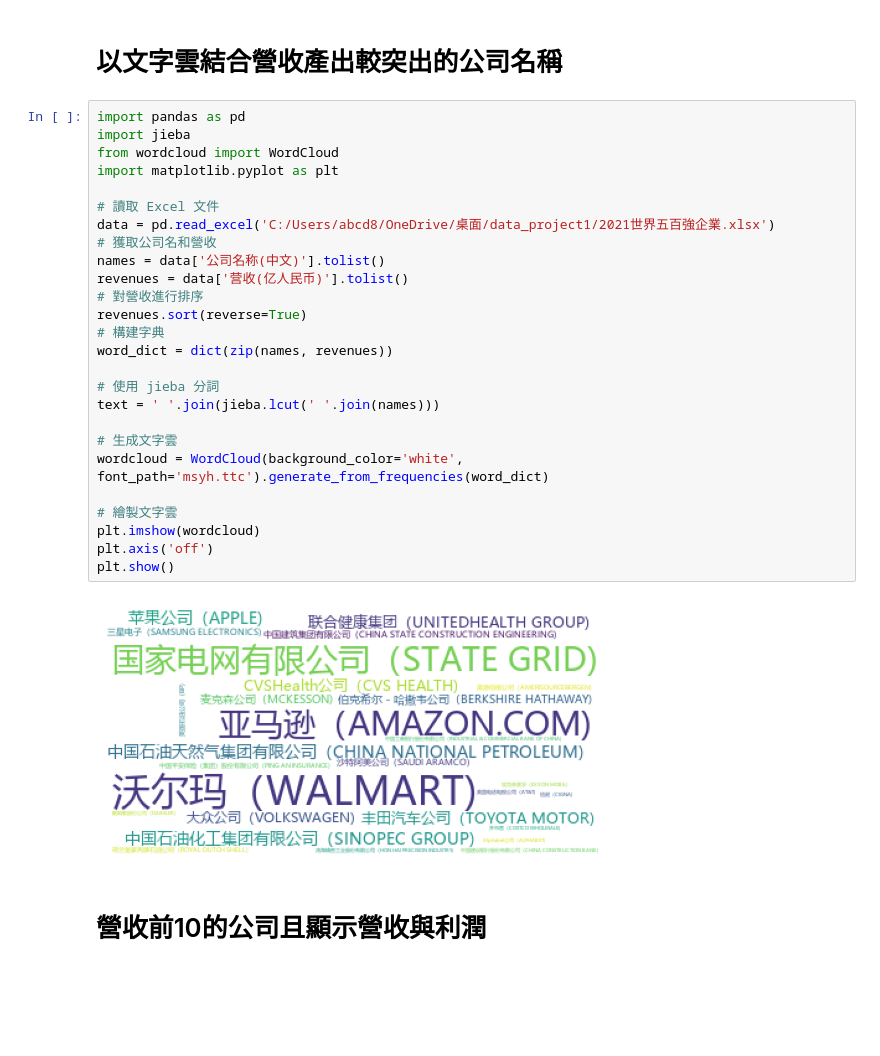
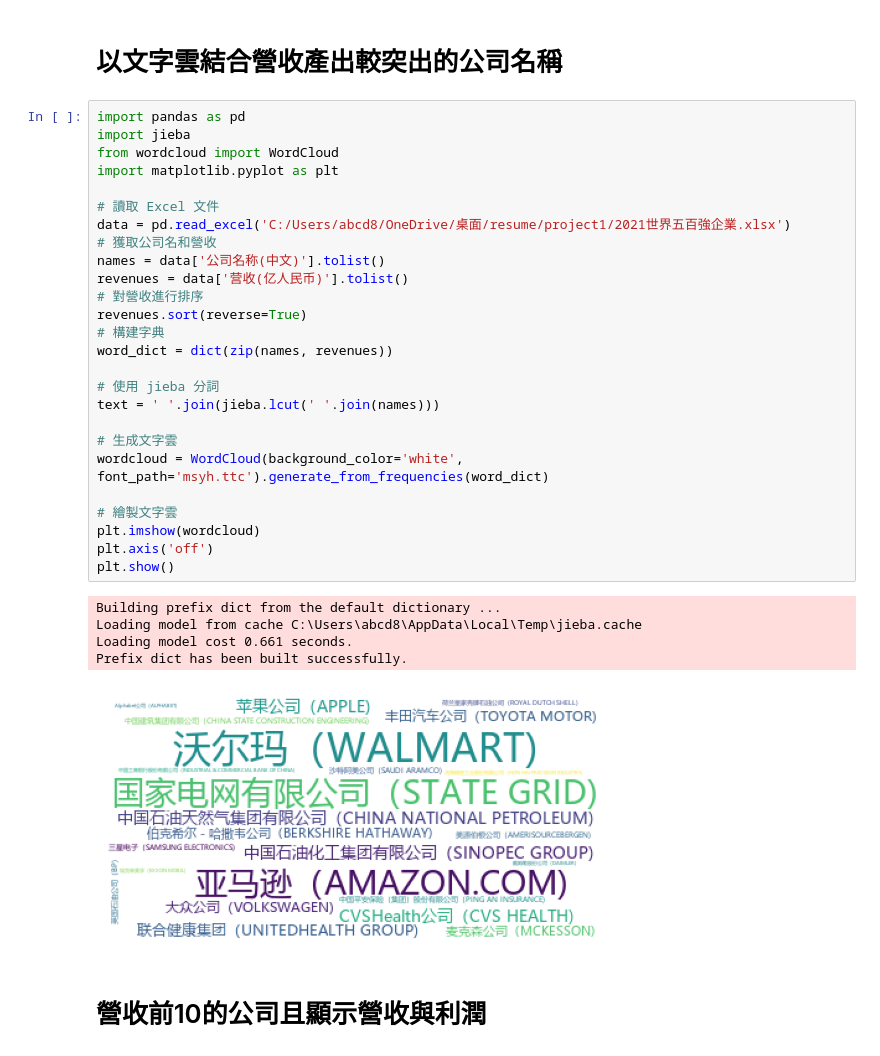
Before and after one commit to eason0218/Resume, a Jupyter notebook: project1/data_project1.ipynb, the cells around one changed output. Saved outputs shown, nothing was run; the diff lists cells and outputs as text; blank space fills up the shorter version.

```diff
--- a/project1/data_project1.ipynb
+++ b/project1/data_project1.ipynb
@@ -183,31 +192,35 @@ pie.render_notebook()
 # %%
 import pandas as pd
 import jieba
 from wordcloud import WordCloud
 import matplotlib.pyplot as plt
 
 # 讀取 Excel 文件
-data = pd.read_excel('C:/Users/abcd8/OneDrive/桌面/data_project1/2021世界五百強企業.xlsx')
+data = pd.read_excel('C:/Users/abcd8/OneDrive/桌面/resume/project1/2021世界五百強企業.xlsx')
 # 獲取公司名和營收
 names = data['公司名称(中文)'].tolist()
 revenues = data['营收(亿人民币)'].tolist()
 # 對營收進行排序
 revenues.sort(reverse=True)
 # 構建字典
 word_dict = dict(zip(names, revenues))
 
 # 使用 jieba 分詞
 text = ' '.join(jieba.lcut(' '.join(names)))
 
 # 生成文字雲
 wordcloud = WordCloud(background_color='white', font_path='msyh.ttc').generate_from_frequencies(word_dict)
 
 # 繪製文字雲
 plt.imshow(wordcloud)
 plt.axis('off')
 plt.show()
 # %% [output]
+Building prefix dict from the default dictionary ...
+Loading model from cache C:\Users\abcd8\AppData\Local\Temp\jieba.cache
+Loading model cost 0.661 seconds.
+Prefix dict has been built successfully.
-[figure, old version]
+[figure, new version]
 # %% [markdown]
 # 營收前10的公司且顯示營收與利潤
 # %%
```
Also changed, not shown: parts of 12 cells of this notebook, 13 other files.
